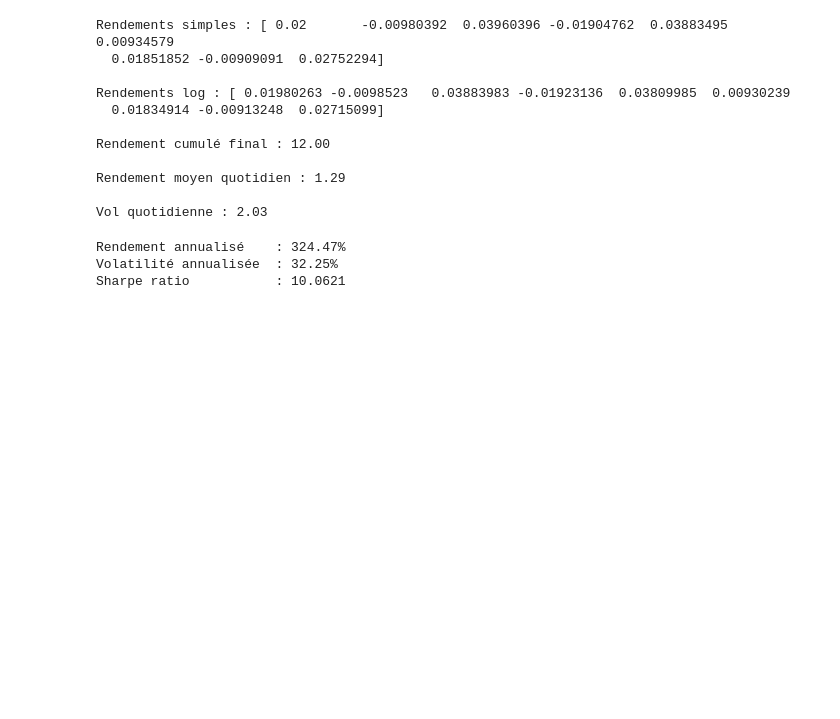
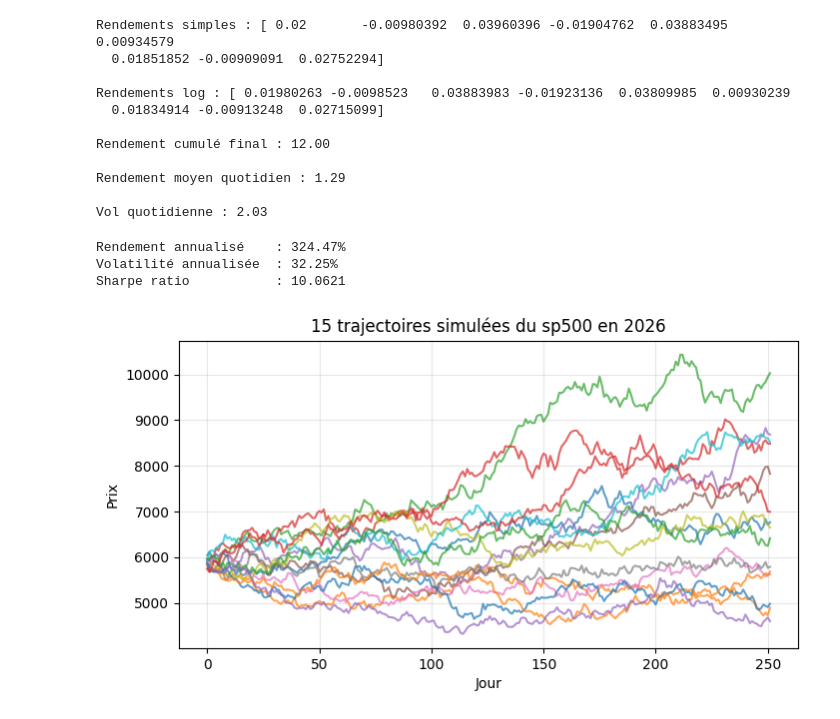
Before and after one commit to Louan-code/quant-research-platform, a Jupyter notebook: notebooks/01_numpy_basics.ipynb, the cells around one changed output. Saved outputs shown, nothing was run; the diff lists cells and outputs as text; code cells hidden in the pictures; blank space fills up the shorter version.

```diff
--- a/notebooks/01_numpy_basics.ipynb
+++ b/notebooks/01_numpy_basics.ipynb
@@ -129,3 +129,35 @@ print(f"{'Sharpe ratio':<22} : {sharp_rat:.4f}")
 Rendement annualisé    : 324.47%
 Volatilité annualisée  : 32.25%
 Sharpe ratio           : 10.0621
+# %%
+import numpy as np
+import matplotlib.pyplot as plt
+np.random.seed(42)
+
+mu = 0.08       # rendement annuel attendu
+sigma = 0.20    # volatilité annuelle
+S0 = 5881        # prix initial
+T = 252         # nombre de jours
+dt = 1 / 252    # pas de temps quotidien (en années)
+
+rendements_log = np.random.normal(
+    loc=(mu - 0.5 * sigma**2) * dt,
+    scale=sigma * np.sqrt(dt),
+    size=T
+   )
+
+prix = S0 * np.exp(np.cumsum(rendements_log))
+
+
+plt.figure(figsize=(8, 4))
+for i in range(15):
+    rdmts = np.random.normal(loc=(mu - 0.5*sigma**2)*dt, scale=sigma*np.sqrt(dt), size=T)
+    traj = S0 * np.exp(np.cumsum(rdmts))
+    plt.plot(traj, alpha=0.7)
+plt.title("15 trajectoires simulées du sp500 en 2026")
+plt.xlabel("Jour")
+plt.ylabel("Prix")
+plt.grid(True, alpha=0.3)
+plt.show()
+# %% [output]
+[figure, added]
```
